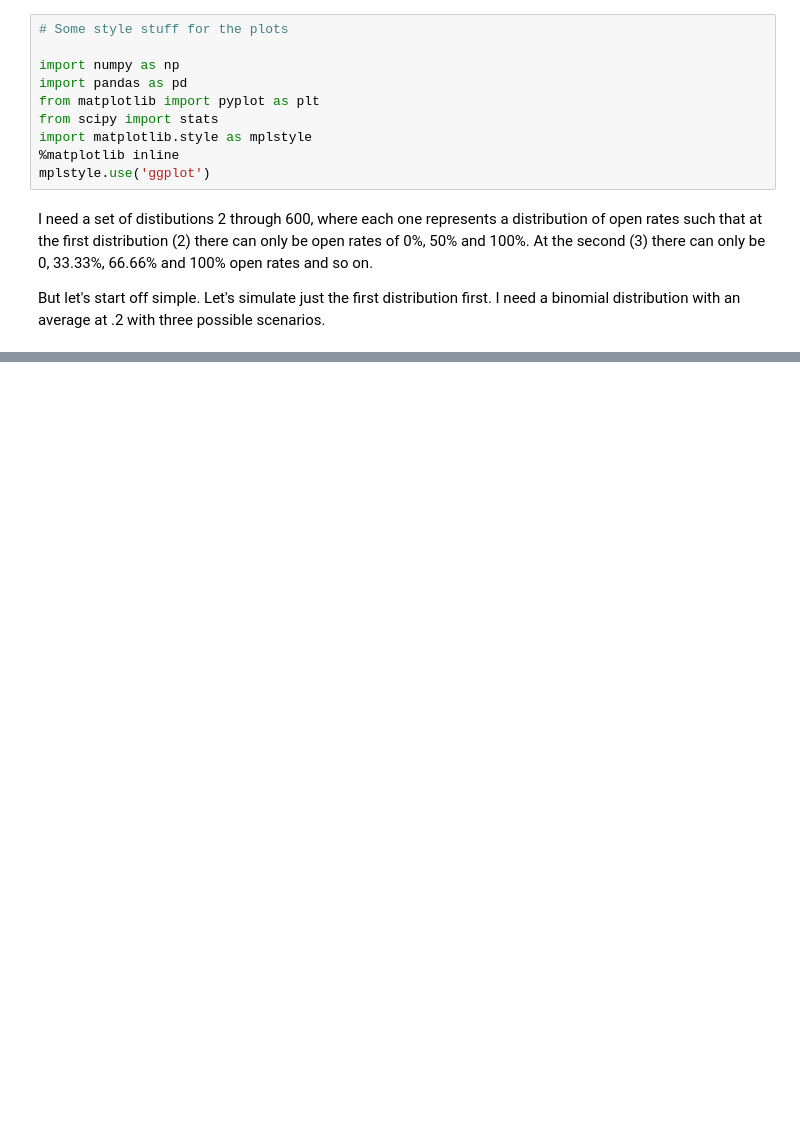
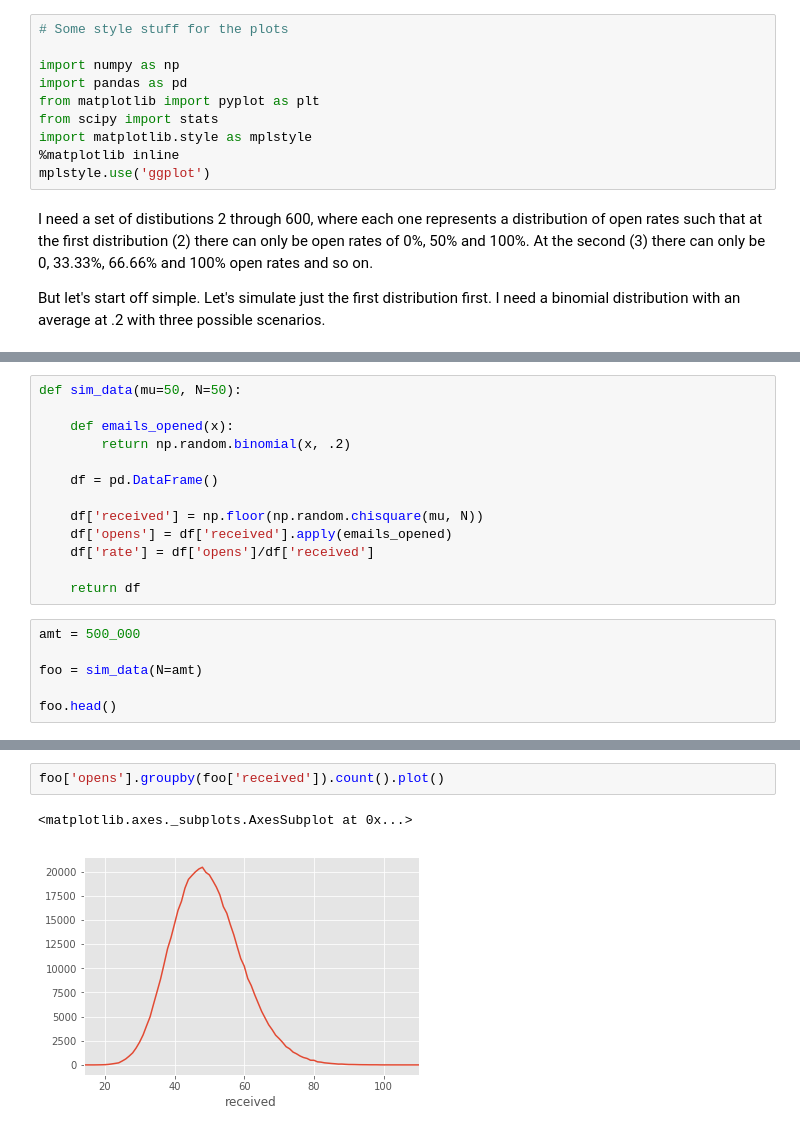
Before and after one commit to mehemken/stats_sesh, a Jupyter notebook: simulate_the_email_data.ipynb, the cells around one changed output, grey strips where cells are left out. Cells and saved outputs as stored; diff of their text form; blank space fills up the shorter version.

```diff
--- a/simulate_the_email_data.ipynb
+++ b/simulate_the_email_data.ipynb
@@ -118,0 +130,19 @@ print(a, b)
+# %%
+def sim_data(mu=50, N=50):
+
+    def emails_opened(x):
+        return np.random.binomial(x, .2)
+
+    df = pd.DataFrame()
+
+    df['received'] = np.floor(np.random.chisquare(mu, N))
+    df['opens'] = df['received'].apply(emails_opened)
+    df['rate'] = df['opens']/df['received']
+
+    return df
+# %%
+amt = 500_000
+
+foo = sim_data(N=amt)
+
+foo.head()
@@ -118,0 +177,5 @@ print(a, b)
+# %%
+foo['opens'].groupby(foo['received']).count().plot()
+# %% [output]
+<matplotlib.axes._subplots.AxesSubplot at 0x...>
+[figure, added]
```
Also changed, not shown: parts of 15 cells of this notebook.
